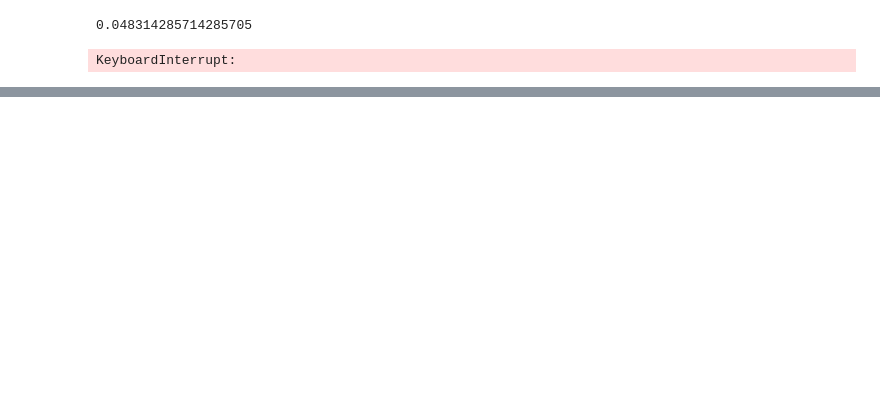
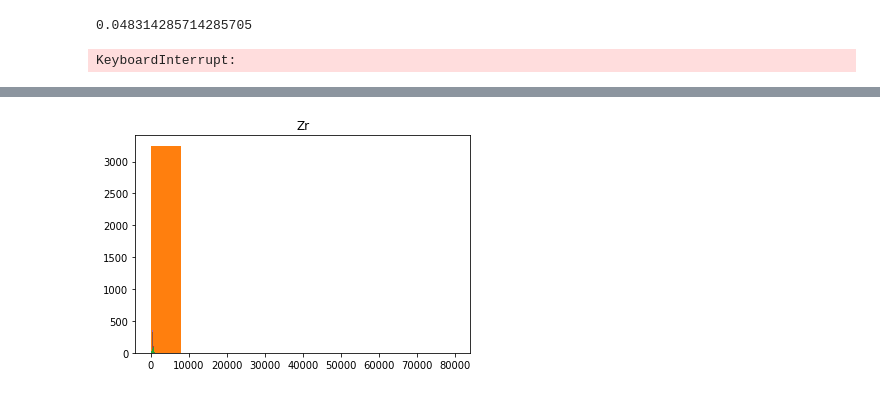
Before and after one commit to PrasannS/WeldingAnalysis, a Jupyter notebook: analysis.ipynb, the cells around one changed output, grey strips where cells are left out. Saved outputs shown, nothing was run; the diff lists cells and outputs as text; code cells hidden in the pictures; blank space fills up the shorter version.

```diff
--- a/analysis.ipynb
+++ b/analysis.ipynb
@@ -728,0 +849,4 @@ KeyboardInterrupt:
+# %%
+fig
+# %% [output]
+[figure, added]
```
Also changed, not shown: parts of 16 cells of this notebook, 7 other files.
